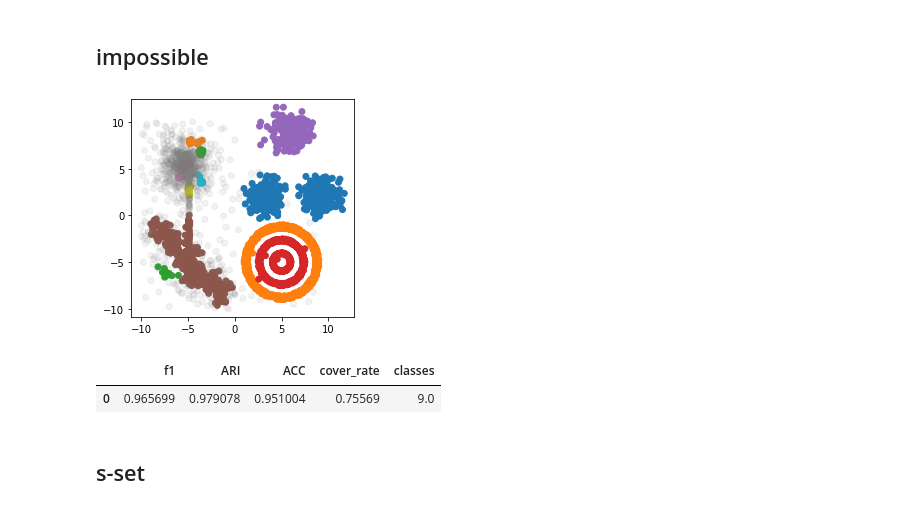
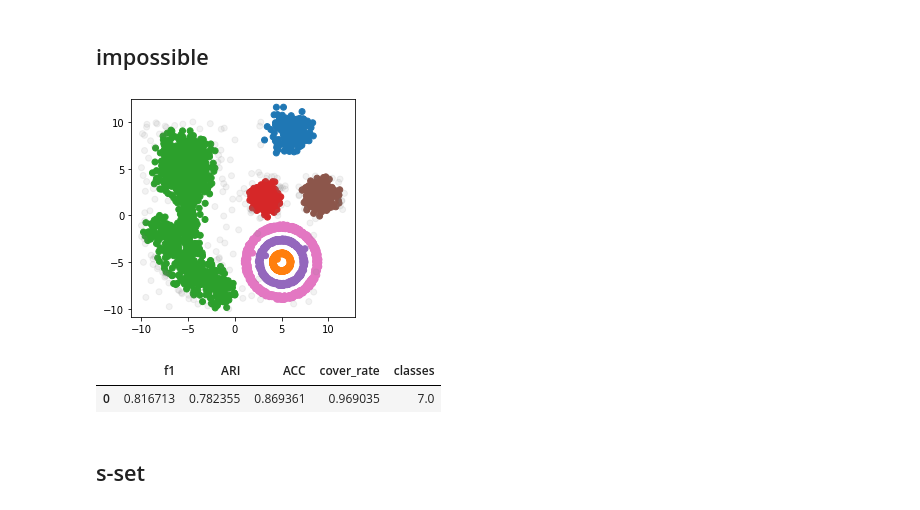
Before and after one commit to gaozhangyang/GIT, a Jupyter notebook: ex1_toy/experiments_toydata.ipynb, the cells around one changed output. Drawn from its saved outputs; the diff is of its cells as text; code cells hidden in the pictures.

```diff
--- a/ex1_toy/experiments_toydata.ipynb
+++ b/ex1_toy/experiments_toydata.ipynb
@@ -35,7 +35,7 @@ class DataLoader:
             return X,Y_true
 
         if name=='impossible':
-            df=pd.read_csv('./artificial_csv/impossible++.csv', header=None)
+            df=pd.read_csv('./artificial_csv/impossible++++.csv', header=None)
             X=df.values[:,:2]
             Y_true = df.iloc[:,-1]
             return X,Y_true
@@ -353,17 +353,17 @@ result
 ## impossible
 # %%
 X,Y_true=DataLoader.load('impossible')
-clusterer = hdbscan.HDBSCAN(min_cluster_size=11, min_samples=5)
+clusterer = hdbscan.HDBSCAN(min_cluster_size=50, min_samples=30)
 clusterer.fit(X)
 Y_pred=clusterer.labels_
 plot_tools.autoPlot(X,Y_pred)
 Y_pred,Y_true=matchY(Y_pred,Y_true)
 result=measures_calculator(Y_true, Y_pred)
 result
 # %% [output]
-[figure, old version]
+[figure, new version]
 |  | f1 | ARI | ACC | cover_rate | classes |
-| 0 | 0.965699 | 0.979078 | 0.951004 | 0.75569 | 9.0 |
+| 0 | 0.816713 | 0.782355 | 0.869361 | 0.969035 | 7.0 |
 # %% [markdown]
 ## s-set
 # %%
```
Also changed, not shown: parts of 8 cells of this notebook.
